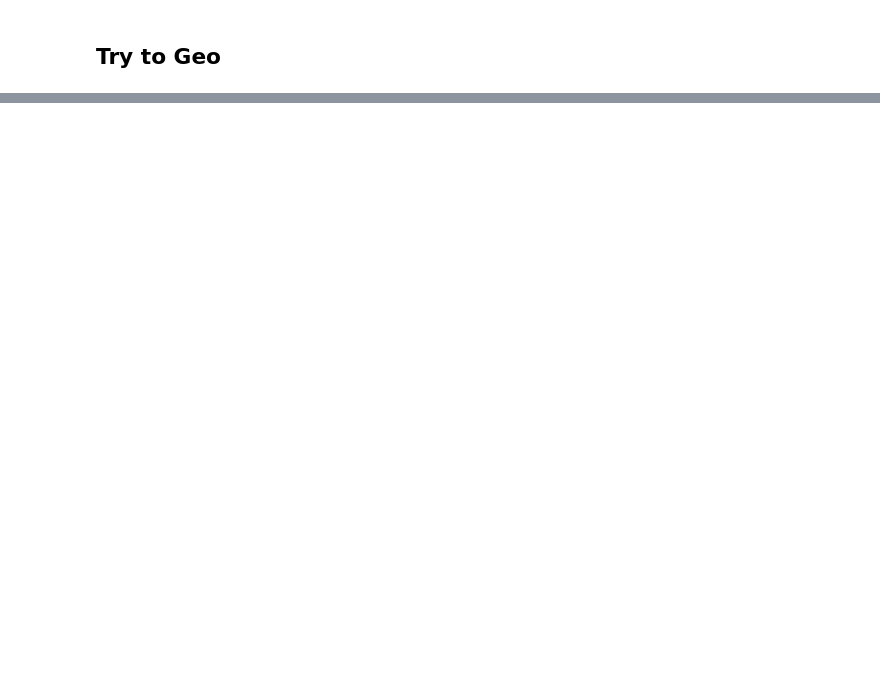
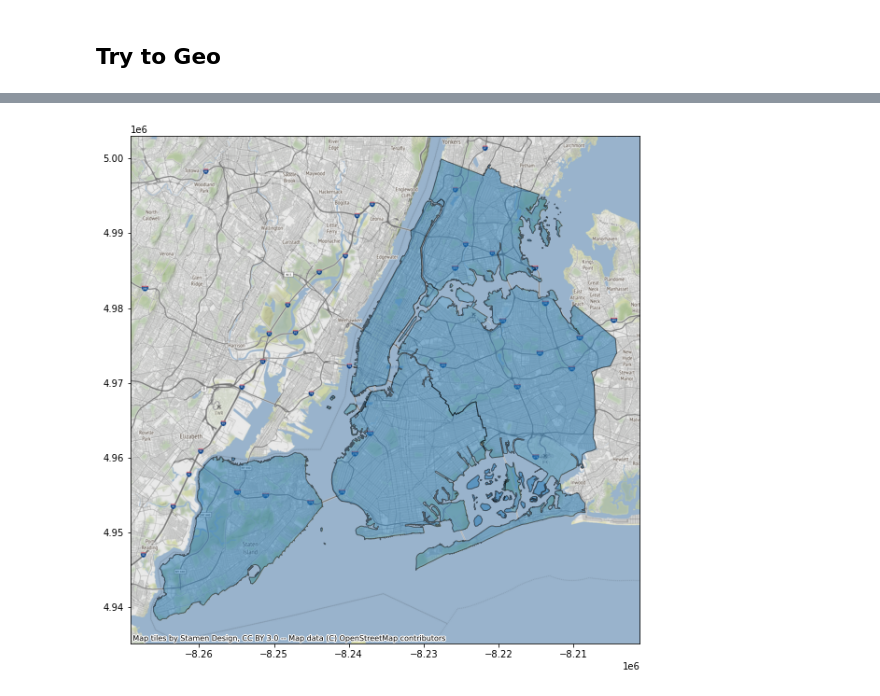
Before and after one commit to TianyingTina/Big-Data-Project, a Jupyter notebook: Big-data-preprocessing.ipynb, the cells around one changed output, grey strips where cells are left out. Saved outputs shown, nothing was run; the diff lists cells and outputs as text; code cells hidden in the pictures; blank space fills up the shorter version.

```diff
--- a/Big-data-preprocessing.ipynb
+++ b/Big-data-preprocessing.ipynb
@@ -238,18 +399,20 @@ geo_df.head()
 # %%
 import contextily as ctx
 # test = geo_df[geo_df['BORO'] != 'Brooklyn']
 test = geo_df[geo_df['Inspection_year'] == 2020]
 test = test[test['GRADE'] == 'C']
 boros = gpd.read_file(gpd.datasets.get_path("nybb"))
 test.crs = 4326
 # boros.crs = 4326
 test = test.to_crs(epsg=3857)
 boros = boros.to_crs(epsg=3857)
 fig, ax = plt.subplots(figsize=(20,10))
 boros.plot(ax=ax, alpha=0.5, edgecolor="black")
-test.plot(ax=ax, color="orange")
+#test.plot(ax=ax, color="orange")
 
 ctx.add_basemap(ax, zoom = 12)
+# %% [output]
+[figure, added]
 # %%
 nbhoods = pd.read_csv('nynta.csv')
 
```
Also changed, not shown: parts of 69 cells of this notebook.
